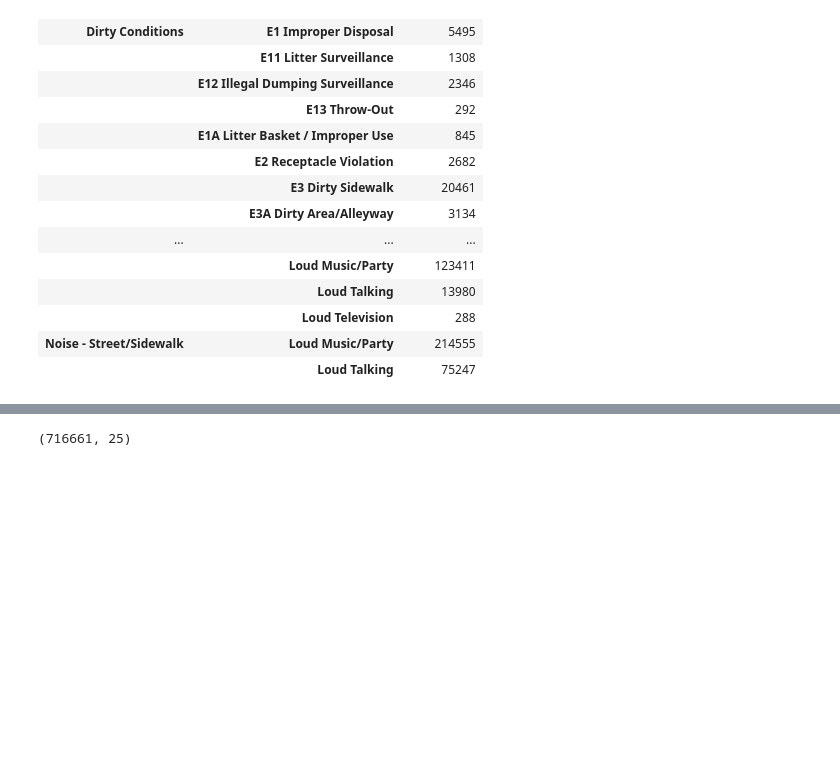
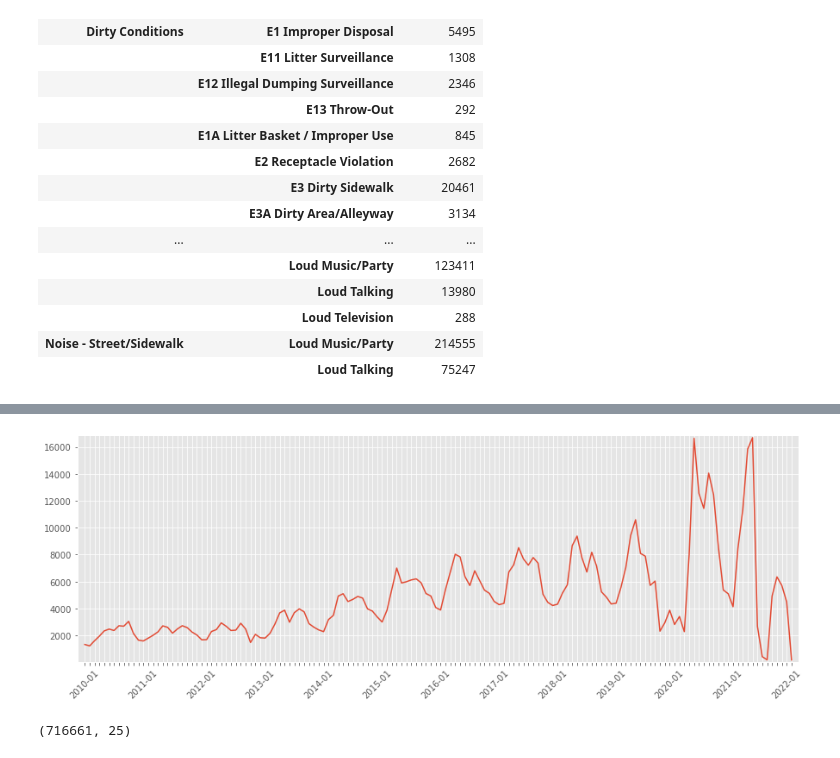
Before and after one commit to hedgekim/PDA_Open_Dining, a Jupyter notebook: PDA_Open_Dining/311 Related Complaints.ipynb, the cells around one changed output, grey strips where cells are left out. Drawn from its saved outputs; the diff is of its cells as text; code cells hidden in the pictures; blank space fills up the shorter version.

Commit message:
Updated data set
Updated data set

```diff
--- a/PDA_Open_Dining/311 Related Complaints.ipynb
+++ b/PDA_Open_Dining/311 Related Complaints.ipynb
@@ -169 +200,4 @@ data.to_csv('complaints_cleaned_4_22.csv')
+# %%
+# Drop 2022 data for yearly graph
+df_2010_2021 = data.drop(data[data.Year_Month == '2022-02-01'].index)
 # %%
@@ -170,0 +205,6 @@ data.to_csv('complaints_cleaned_4_22.csv')
+# %%
+df_2010_2021 = df_2010_2021.groupby('Year_Month')[['Unique Key']].count()
+# %%
+df_2010_2021.rename(columns={'Unique Key': 'Total Complaints'}, inplace=True)
+# %%
+df_2010_2021.reset_index(inplace=True)
@@ -170,0 +213,20 @@ data.to_csv('complaints_cleaned_4_22.csv')
+# %%
+x = df_2010_2021['Year_Month']
+y = df_2010_2021['Total Complaints']
+labels = xlabelsnew
+
+plt.plot(x, y)
+
+# You can specify a rotation for the tick labels in degrees or with keywords.
+plt.rcParams["figure.figsize"] = (17,7)
+
+plt.xticks(x, labels, rotation='vertical')
+
+# Pad margins so that markers don't get clipped by the axes
+plt.margins(0.01)
+# Tweak spacing to prevent clipping of tick-labels
+plt.subplots_adjust(bottom=0.15)
+plt.tick_params(axis='x', labelrotation = 45)
+plt.show()
+# %% [output]
+[figure, added]
```
Also changed, not shown: parts of 12 cells of this notebook, 1 other file.
